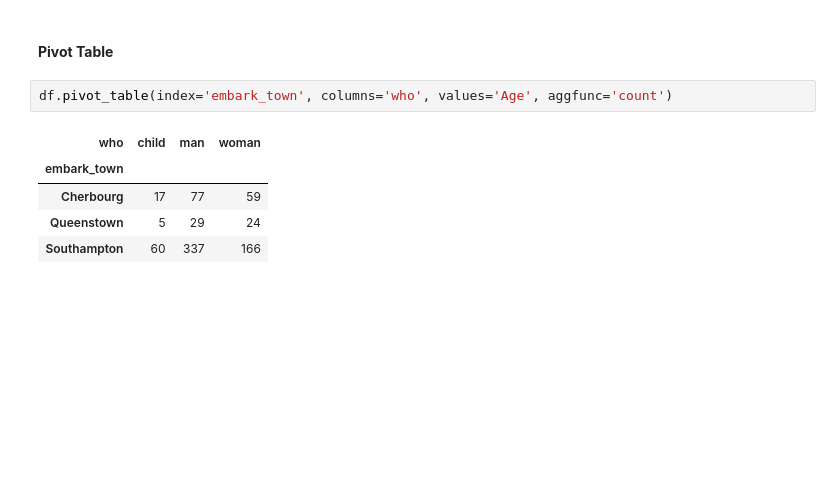
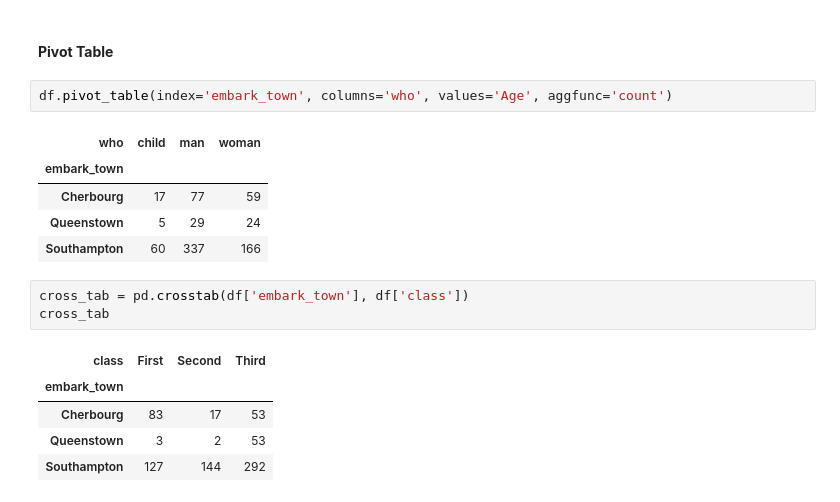
Before and after one commit to 1sumer/Python, a Jupyter notebook: Pandas/Datasets/Titanic Pandas.ipynb, the cells around one changed output. Cells and saved outputs as stored; diff of their text form; blank space fills up the shorter version.

```diff
--- a/Pandas/Datasets/Titanic Pandas.ipynb
+++ b/Pandas/Datasets/Titanic Pandas.ipynb
@@ -701,3 +701,12 @@ df.pivot_table(index='embark_town', columns='who', values='Age', aggfunc='count'
 | Cherbourg | 17 | 77 | 59 |
 | Queenstown | 5 | 29 | 24 |
 | Southampton | 60 | 337 | 166 |
+# %%
+cross_tab = pd.crosstab(df['embark_town'], df['class'])
+cross_tab
+# %% [output]
+| class | First | Second | Third |
+| embark_town |  |  |  |
+| Cherbourg | 83 | 17 | 53 |
+| Queenstown | 3 | 2 | 53 |
+| Southampton | 127 | 144 | 292 |
```
